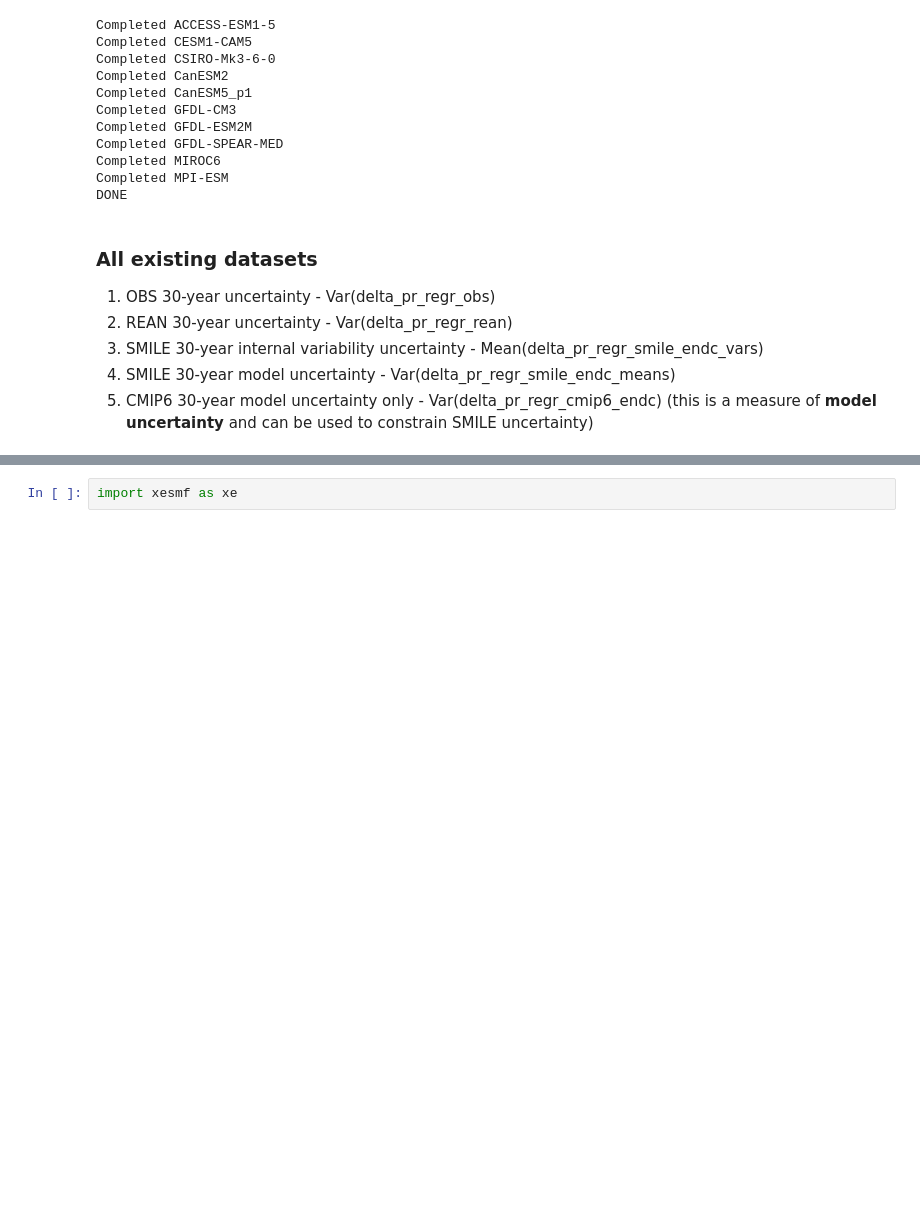
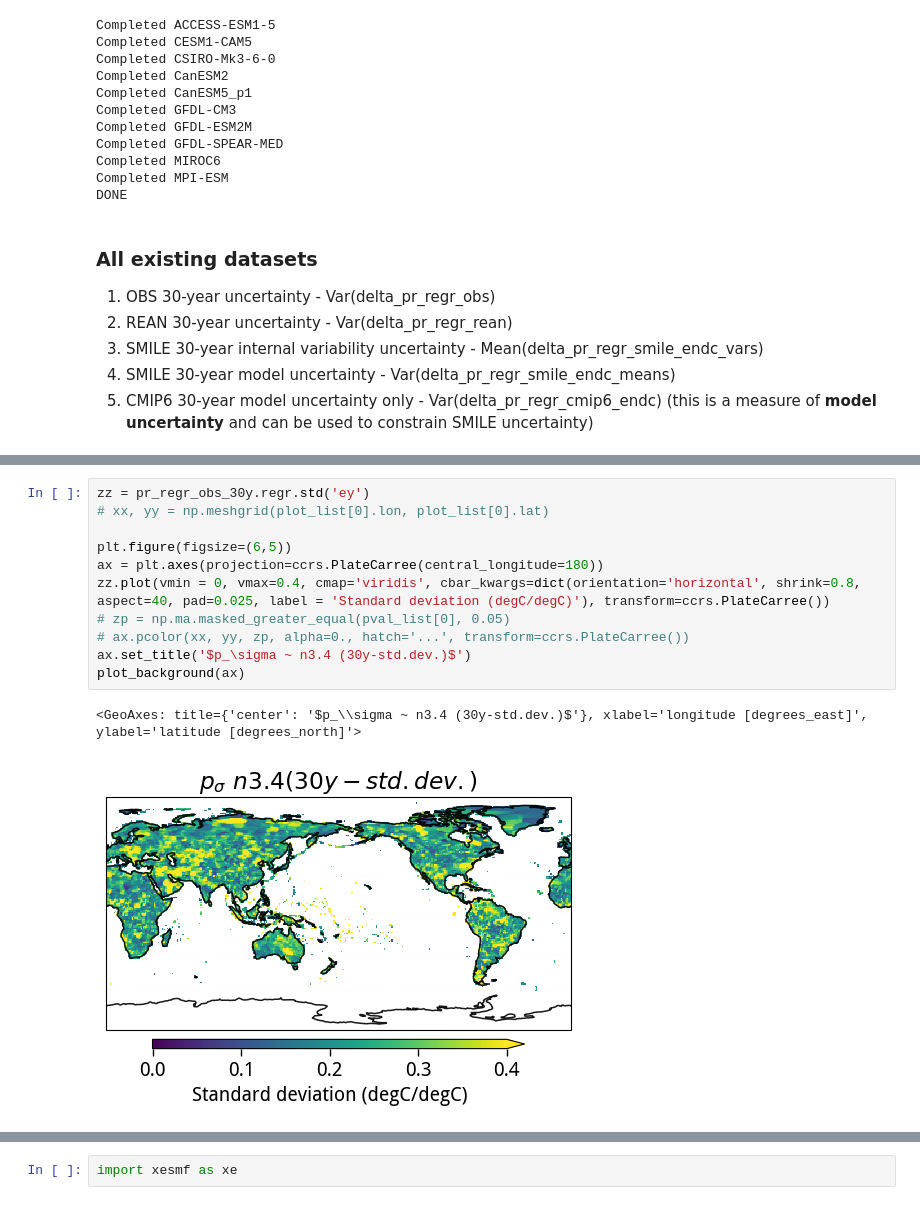
Before and after one commit to adisen99/enso_teleconnection_robustness, a Jupyter notebook: 05b_plotting_pr_regr_results.ipynb, the cells around one changed output, grey strips where cells are left out. Drawn from its saved outputs; the diff is of its cells as text; blank space fills up the shorter version.

```diff
--- a/05b_plotting_pr_regr_results.ipynb
+++ b/05b_plotting_pr_regr_results.ipynb
@@ -550,3 +588,17 @@ plot_single_map(xx, yy, zz, title='$P_\sigma ~ N3.4 (30y var)$', label='d', cmap
+# %%
+zz = pr_regr_obs_30y.regr.std('ey')
+# xx, yy = np.meshgrid(plot_list[0].lon, plot_list[0].lat)
+
+plt.figure(figsize=(6,5))
+ax = plt.axes(projection=ccrs.PlateCarree(central_longitude=180))
+zz.plot(vmin = 0, vmax=0.4, cmap='viridis', cbar_kwargs=dict(orientation='horizontal', shrink=0.8, aspect=40, pad=0.025, label = 'Standard deviation (degC/degC)'), transform=ccrs.PlateCarree())
+# zp = np.ma.masked_greater_equal(pval_list[0], 0.05)
+# ax.pcolor(xx, yy, zp, alpha=0., hatch='...', transform=ccrs.PlateCarree())
+ax.set_title('$p_\sigma ~ n3.4 (30y-std.dev.)$')
+plot_background(ax)
+# %% [output]
+<GeoAxes: title={'center': '$p_\\sigma ~ n3.4 (30y-std.dev.)$'}, xlabel='longitude [degrees_east]', ylabel='latitude [degrees_north]'>
+[figure, added]
 # %%
 plot_list = [
     pr_regr_rean_baseline.regr,
```
Also changed, not shown: parts of 29 cells of this notebook, 16 other files.
